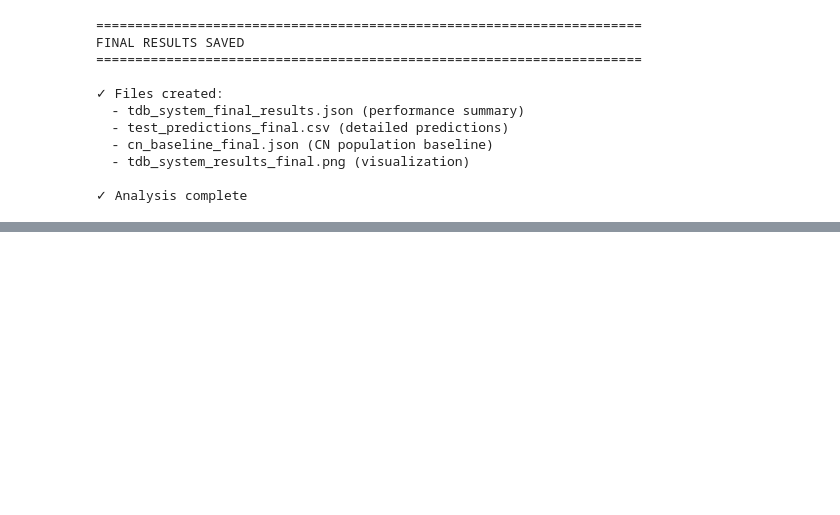
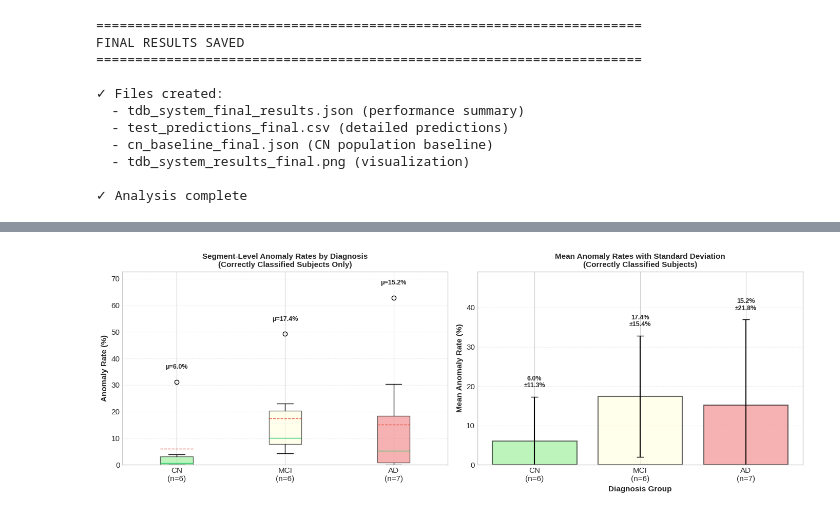
Before and after one commit to HermesRY/AD-Moments, a Jupyter notebook: Fixed/tdb_system.ipynb, the cells around one changed output, grey strips where cells are left out. Saved outputs shown, nothing was run; the diff lists cells and outputs as text; code cells hidden in the pictures; blank space fills up the shorter version.

Commit message:
Add anomaly detection results and timestamp exports (66-subject balanced dataset)

```diff
--- a/Fixed/tdb_system.ipynb
+++ b/Fixed/tdb_system.ipynb
@@ -1217,7 +1216,7 @@ print(f"AUC-ROC:          {auc:.3f}")
 
 print("\nConfusion Matrix:")
 print("                 Predicted CN  Predicted CI")
-print(f"Actual CN (n=8):       {tn:3d}           {fp:3d}")
+print(f"Actual CN (n=6):       {tn:3d}           {fp:3d}")
 print(f"Actual CI (n=13):      {fn:3d}           {tp:3d}")
 
 print("\nDiagnostic Performance:")
@@ -1229,6 +1228,24 @@ print(f"  Negative Predictive Value (NPV):   {npv:.2%}")
 print("\nDetailed Classification Report:")
 print(classification_report(test_labels_binary, test_predictions,
                            target_names=['CN', 'CI'], digits=3))
+
+# Save test predictions for later use
+test_predictions_dict = {}
+for idx, anon_id in enumerate(TEST_IDS):
+    pred_label = "CN" if test_predictions[idx] == 0 else "CI"
+    true_label = "CN" if test_labels_binary[idx] == 0 else "CI"
+
+    test_predictions_dict[anon_id] = {
+        "anon_id": anon_id,
+        "true_label": true_label,
+        "predicted_label": pred_label,
+        "tdb_score": float(test_scores[idx]),
+        "correctly_classified": test_predictions[idx] == test_labels_binary[idx]
+    }
+
+    print(anon_id, true_label, "->", pred_label)
+
+print("✓ Test predictions saved for", len(test_predictions_dict), "subjects")
 # %% [output]
 ======================================================================
 TEST SET PERFORMANCE (Held-out Data)
@@ -1461,0 +1936,68 @@ FINAL RESULTS SAVED
+# %%
+# Create visualization for correctly classified subjects
+fig, axes = plt.subplots(1, 2, figsize=(14, 5))
+
+# Left panel: Box plot
+ax = axes[0]
+plot_data = []
+plot_labels = []
+
+for status in ['CN', 'MCI', 'AD']:
+    status_stats = correct_subject_stats[correct_subject_stats['true_diagnosis'] == status]
+    if len(status_stats) > 0:
+        plot_data.append(status_stats['anomaly_rate'].values * 100)
+        plot_labels.append(f"{status}\n(n={len(status_stats)})")
+
+bp = ax.boxplot(plot_data, labels=plot_labels, patch_artist=True,
+                showmeans=True, meanline=True)
+
+# Color boxes
+colors = ['lightgreen', 'lightyellow', 'lightcoral']
+for patch, color in zip(bp['boxes'], colors):
+    patch.set_facecolor(color)
+    patch.set_alpha(0.6)
+
+ax.set_ylabel('Anomaly Rate (%)', fontsize=11, fontweight='bold')
+ax.set_title('Segment-Level Anomaly Rates by Diagnosis\n(Correctly Classified Subjects Only)',
+            fontsize=11, fontweight='bold')
+ax.grid(axis='y', alpha=0.3, linestyle='--')
+ax.set_ylim([0, max([max(d) for d in plot_data]) + 10])
+
+# Add mean values as text
+for i, (data, label) in enumerate(zip(plot_data, plot_labels)):
+    mean_val = np.mean(data)
+    ax.text(i+1, max(data) + 5, f'μ={mean_val:.1f}%',
+           ha='center', fontsize=9, fontweight='bold')
+
+# Right panel: Bar plot with error bars
+ax = axes[1]
+means = [np.mean(d) for d in plot_data]
+stds = [np.std(d) for d in plot_data]
+x_pos = np.arange(len(plot_labels))
+
+bars = ax.bar(x_pos, means, yerr=stds, capsize=5,
+             color=colors, alpha=0.6, edgecolor='black', linewidth=1.5)
+
+ax.set_ylabel('Mean Anomaly Rate (%)', fontsize=11, fontweight='bold')
+ax.set_xlabel('Diagnosis Group', fontsize=11, fontweight='bold')
+ax.set_title('Mean Anomaly Rates with Standard Deviation\n(Correctly Classified Subjects)',
+            fontsize=11, fontweight='bold')
+ax.set_xticks(x_pos)
+ax.set_xticklabels(plot_labels)
+ax.grid(axis='y', alpha=0.3, linestyle='--')
+ax.set_ylim([0, max(means) + max(stds) + 10])
+
+# Add value labels on bars
+for i, (mean, std) in enumerate(zip(means, stds)):
+    ax.text(i, mean + std + 2, f'{mean:.1f}%\n±{std:.1f}%',
+           ha='center', va='bottom', fontsize=9, fontweight='bold')
+
+plt.tight_layout()
+plt.savefig('anomaly_rates_66subjects.png', dpi=150, bbox_inches='tight')
+plt.show()
+
+print("\n✓ Saved: anomaly_rates_66subjects.png")
+print(f"  Visualization for 66 subjects (47 train + 19 test)")
+print(f"  Excluded: CN subjects 47 and 39 (highest anomaly rates)")
+# %% [output]
+[figure, added]
```
Also changed, not shown: parts of 24 cells of this notebook, 24 other files.
